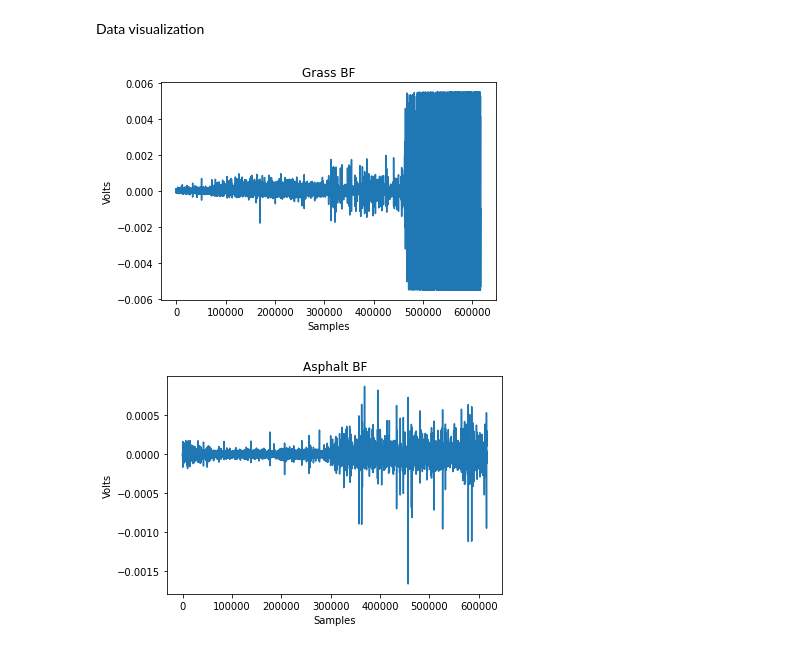
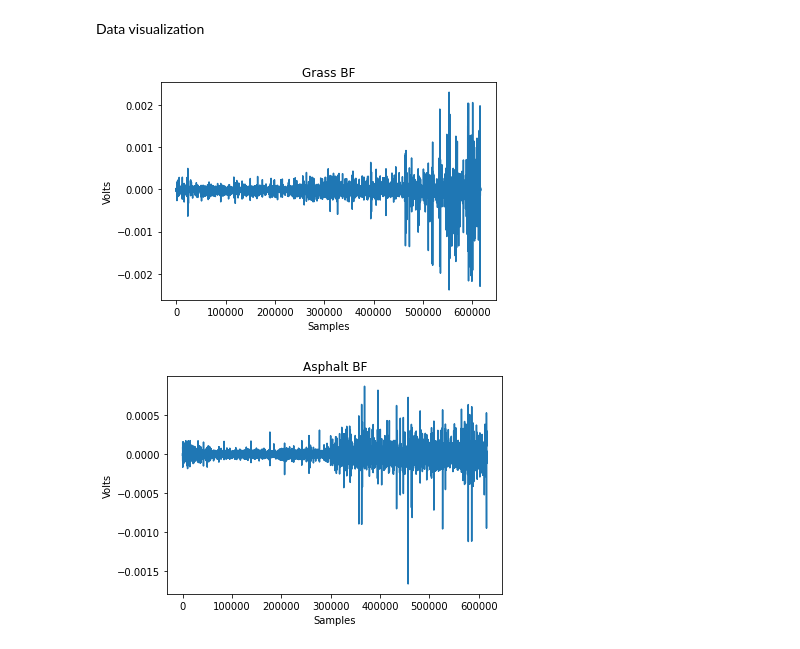
Before and after one commit to Gab2697/Human-Activity-Recognition, a Jupyter notebook: Baseline_CNN.ipynb, the cells around one changed output. Cells and saved outputs as stored; diff of their text form; code cells hidden in the pictures.

```diff
--- a/Baseline_CNN.ipynb
+++ b/Baseline_CNN.ipynb
@@ -121,13 +121,13 @@ Data visualization
 # %%
 #visualization of data P03 grass
 len_grass9= list(range(0,len(df_grass_9.iloc[:,0])))
-plt.plot(len_grass9,df_grass_9.iloc[:,2])
+plt.plot(len_grass9,df_grass_9.iloc[:,3])
 plt.title('Grass BF')
 plt.xlabel('Samples')
 plt.ylabel('Volts')
 plt.show()
 # %% [output]
-[figure, old version]
+[figure, new version]
 # %%
 #visualization of data P03 aspahlt
 len_asphalt9= list(range(0,len(df_asphalt_9.iloc[:,0])))
```
Also changed, not shown: parts of 1 cell of this notebook.
